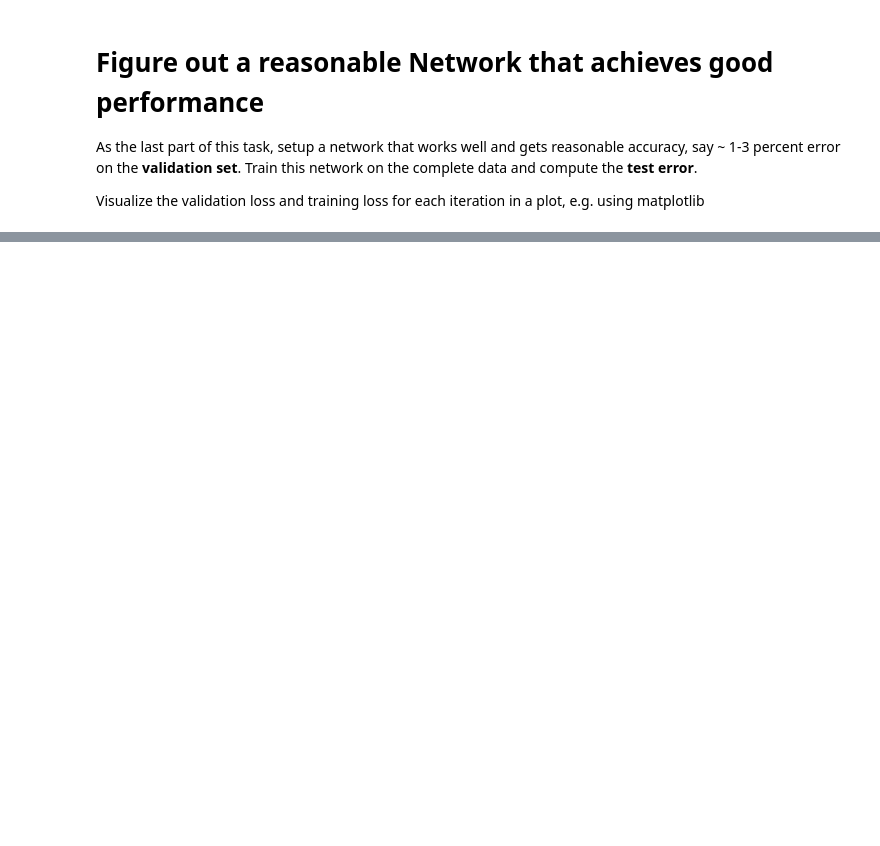
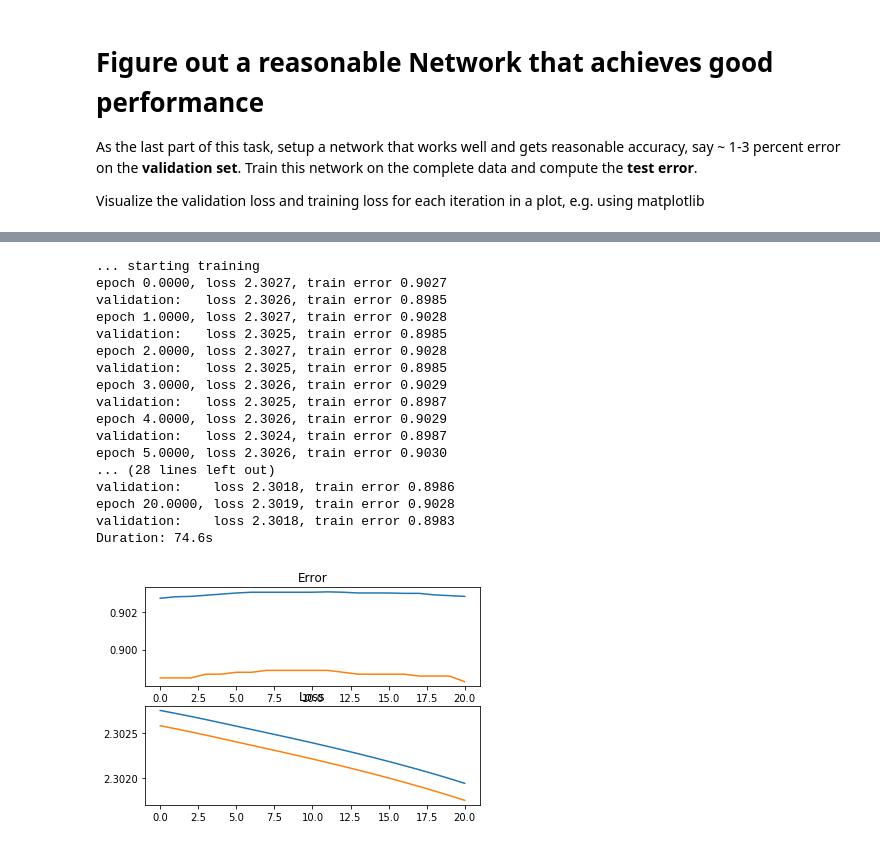
Before and after one commit to RalphLesch/dl-lab-2018, a Jupyter notebook: exercise1/exercise_1.ipynb, the cells around one changed output, grey strips where cells are left out. Drawn from its saved outputs; the diff is of its cells as text; code cells hidden in the pictures; blank space fills up the shorter version.

```diff
--- a/exercise1/exercise_1.ipynb
+++ b/exercise1/exercise_1.ipynb
@@ -213,9 +213,12 @@ class FullyConnectedLayer(Layer, Parameterized):
         # DONE: implement weight initialization
         # DONE ################################
         # this is the weight matrix it should have shape: (num_units_prev, num_units)
-        self.W = np.random.randn(self.input_shape[1], num_units) * init_stddev
+        #self.W = np.random.randn(self.input_shape[1], num_units)
+        self.W = np.random.normal(scale=init_stddev, size=(self.input_shape[1], num_units))  #FIX
         # and this is the bias vector of shape: (num_units)
-        self.b = np.random.randn(num_units) * init_stddev
+        #self.b = np.random.randn(num_units)
+        self.b = np.random.normal(scale=init_stddev, size=(num_units))   #FIXME
+
         # create dummy variables for parameter gradients
         # no need to change these here!
         self.dW = None
@@ -761,0 +770,58 @@ print('Duration: {:.1f}s'.format(t1-t0))
+# %%
+import time
+
+# Setup a small MLP / Neural Network
+# we can set the first shape to None here to indicate that
+# we will input a variable number inputs to the network
+input_shape = (None, 28*28)
+layers = [InputLayer(input_shape)]
+layers.append(FullyConnectedLayer(
+                layers[-1],
+                num_units=196,
+                init_stddev=0.01,
+                activation_fun=Activation('relu')
+))
+
+layers.append(FullyConnectedLayer(
+                layers[-1],
+                num_units=28,
+                init_stddev=0.01,
+                activation_fun=Activation('relu')
+))
+
+layers.append(FullyConnectedLayer(
+                layers[-1],
+                num_units=10,
+                init_stddev=0.01,
+                # last layer has no nonlinearity
+                # (softmax will be applied in the output layer)
+                activation_fun=None
+))
+layers.append(SoftmaxOutput(layers[-1]))
+
+nn = NeuralNetwork(layers)
+# Train neural network
+t0 = time.time()
+nn.train(X_train, y_train, X_valid, y_valid, learning_rate=0.9,
+         max_epochs=20, batch_size=64, y_one_hot=True, descent_type="gd")
+t1 = time.time()
+print('Duration: {:.1f}s'.format(t1-t0))
+# %% [output]
+... starting training
+epoch 0.0000, loss 2.3027, train error 0.9027
+validation:   loss 2.3026, train error 0.8985
+epoch 1.0000, loss 2.3027, train error 0.9028
+validation:   loss 2.3025, train error 0.8985
+epoch 2.0000, loss 2.3027, train error 0.9028
+validation:   loss 2.3025, train error 0.8985
+epoch 3.0000, loss 2.3026, train error 0.9029
+validation:   loss 2.3025, train error 0.8987
+epoch 4.0000, loss 2.3026, train error 0.9029
+validation:   loss 2.3024, train error 0.8987
+epoch 5.0000, loss 2.3026, train error 0.9030
+... (28 lines left out)
+validation:    loss 2.3018, train error 0.8986
+epoch 20.0000, loss 2.3019, train error 0.9028
+validation:    loss 2.3018, train error 0.8983
+Duration: 74.6s
+[figure, added]
```
Also changed, not shown: parts of 3 cells of this notebook.
